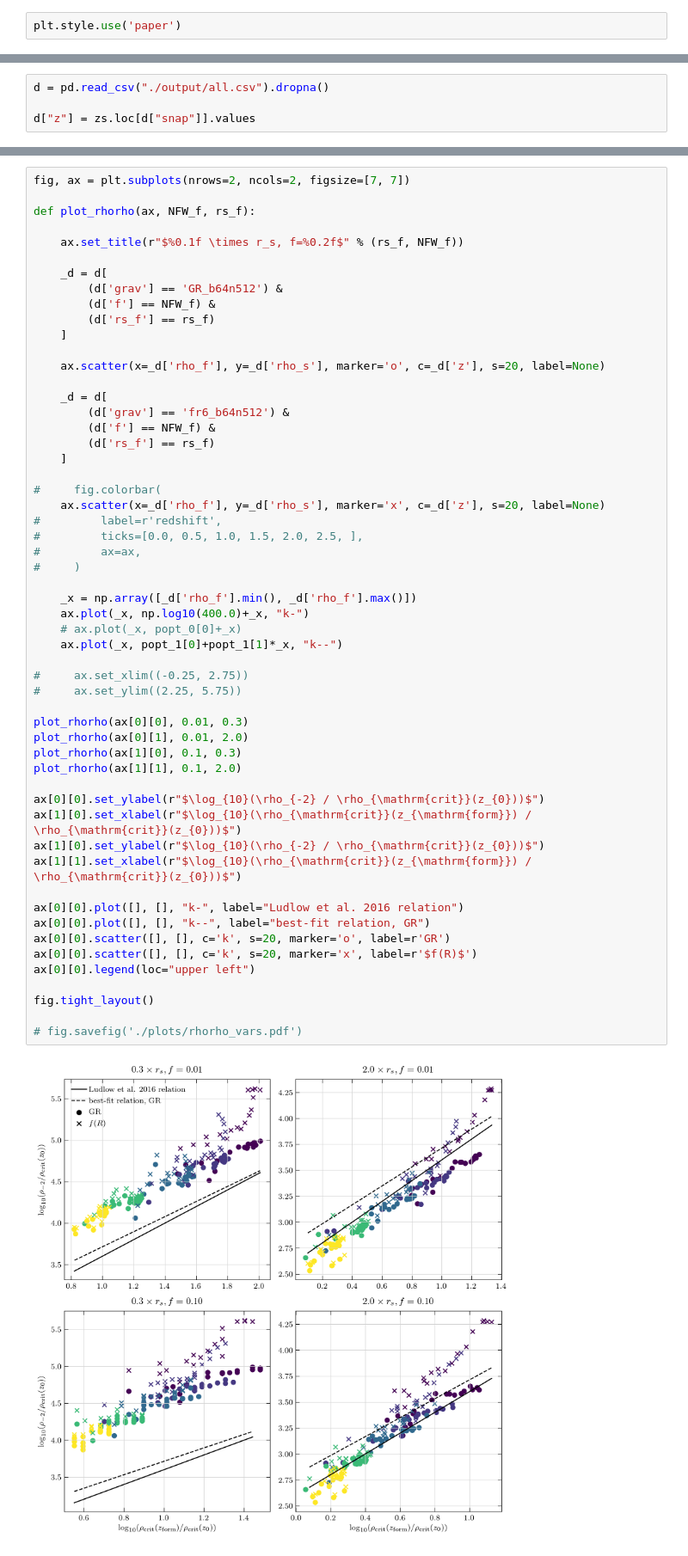
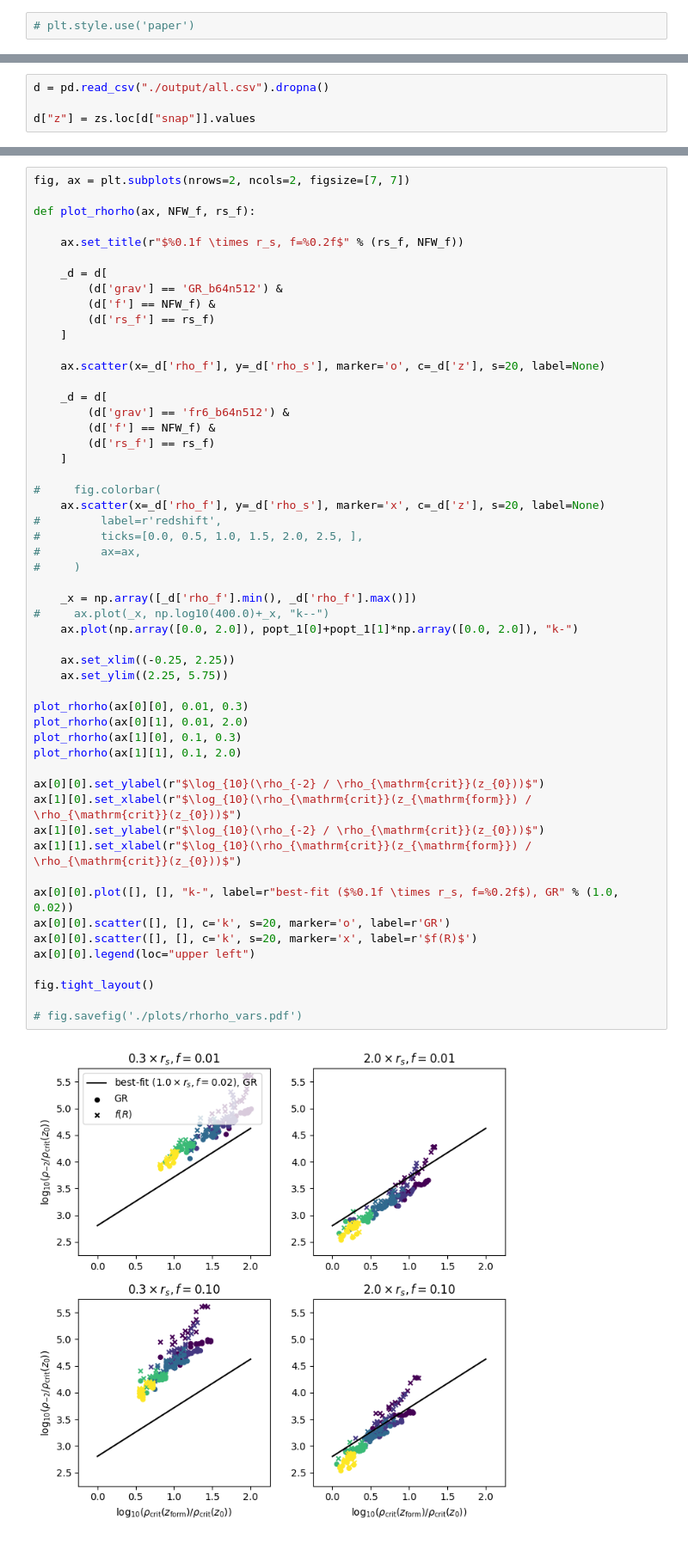
Before and after one commit to oleskiewicz/hbtp, a Jupyter notebook: relation.ipynb, the cells around one changed output, grey strips where cells are left out. Shown: that part at 86% size. Drawn from its saved outputs; the diff is of its cells as text.

```diff
--- a/relation.ipynb
+++ b/relation.ipynb
@@ -7,7 +7,7 @@ import matplotlib
 
 %matplotlib inline
 # %%
-plt.style.use('paper')
+# plt.style.use('paper')
 # %%
 grav = 'GR_b64n512'
 NFW_f = 0.02
@@ -357,38 +351,36 @@ def plot_rhorho(ax, NFW_f, rs_f):
     ]
 
 #     fig.colorbar(
     ax.scatter(x=_d['rho_f'], y=_d['rho_s'], marker='x', c=_d['z'], s=20, label=None)
 #         label=r'redshift',
 #         ticks=[0.0, 0.5, 1.0, 1.5, 2.0, 2.5, ],
 #         ax=ax,
 #     )
 
     _x = np.array([_d['rho_f'].min(), _d['rho_f'].max()])
-    ax.plot(_x, np.log10(400.0)+_x, "k-")
-    # ax.plot(_x, popt_0[0]+_x)
-    ax.plot(_x, popt_1[0]+popt_1[1]*_x, "k--")
+#     ax.plot(_x, np.log10(400.0)+_x, "k--")
+    ax.plot(np.array([0.0, 2.0]), popt_1[0]+popt_1[1]*np.array([0.0, 2.0]), "k-")
 
-#     ax.set_xlim((-0.25, 2.75))
-#     ax.set_ylim((2.25, 5.75))
+    ax.set_xlim((-0.25, 2.25))
+    ax.set_ylim((2.25, 5.75))
 
 plot_rhorho(ax[0][0], 0.01, 0.3)
 plot_rhorho(ax[0][1], 0.01, 2.0)
 plot_rhorho(ax[1][0], 0.1, 0.3)
 plot_rhorho(ax[1][1], 0.1, 2.0)
 
 ax[0][0].set_ylabel(r"$\log_{10}(\rho_{-2} / \rho_{\mathrm{crit}}(z_{0}))$")
 ax[1][0].set_xlabel(r"$\log_{10}(\rho_{\mathrm{crit}}(z_{\mathrm{form}}) / \rho_{\mathrm{crit}}(z_{0}))$")
 ax[1][0].set_ylabel(r"$\log_{10}(\rho_{-2} / \rho_{\mathrm{crit}}(z_{0}))$")
 ax[1][1].set_xlabel(r"$\log_{10}(\rho_{\mathrm{crit}}(z_{\mathrm{form}}) / \rho_{\mathrm{crit}}(z_{0}))$")
 
-ax[0][0].plot([], [], "k-", label="Ludlow et al. 2016 relation")
-ax[0][0].plot([], [], "k--", label="best-fit relation, GR")
+ax[0][0].plot([], [], "k-", label=r"best-fit ($%0.1f \times r_s, f=%0.2f$), GR" % (1.0, 0.02))
 ax[0][0].scatter([], [], c='k', s=20, marker='o', label=r'GR')
 ax[0][0].scatter([], [], c='k', s=20, marker='x', label=r'$f(R)$')
 ax[0][0].legend(loc="upper left")
 
 fig.tight_layout()
 
 # fig.savefig('./plots/rhorho_vars.pdf')
 # %% [output]
-[figure, old version]
+[figure, new version]
```
Also changed, not shown: parts of 4 cells of this notebook.
